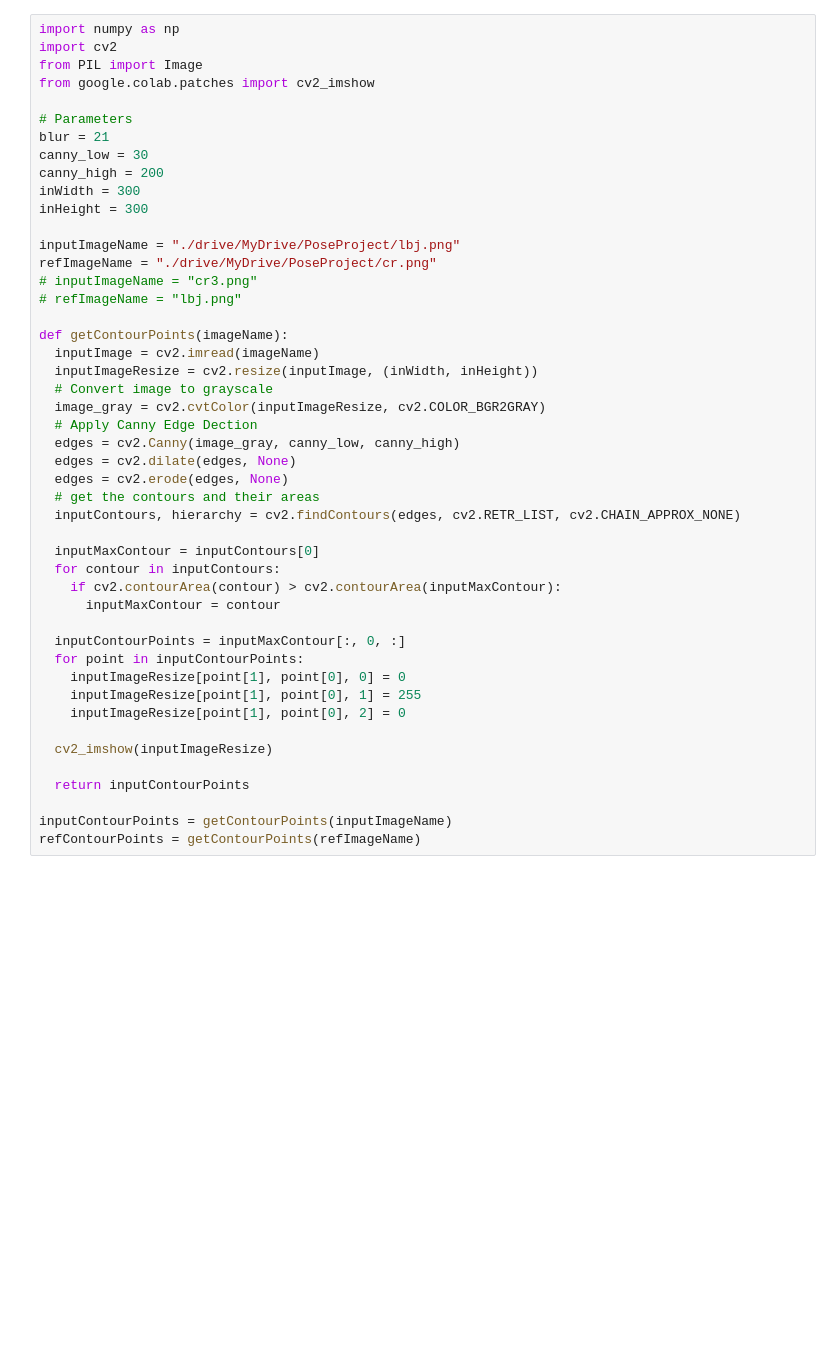
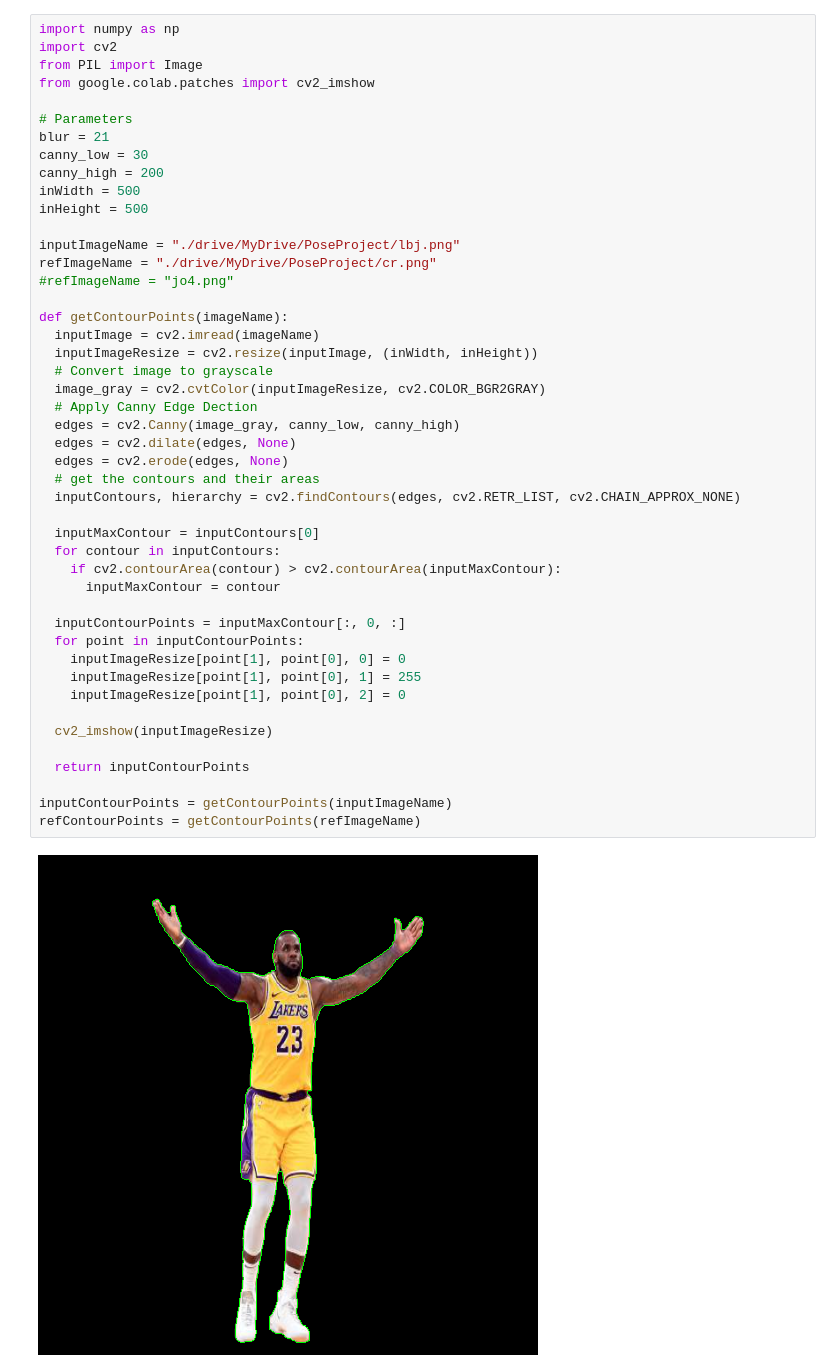
Before and after one commit to mifanbing/ChangePose, a Jupyter notebook: MakePose.ipynb, the cells around one changed output. Saved outputs shown, nothing was run; the diff lists cells and outputs as text; blank space fills up the shorter version.

```diff
--- a/MakePose.ipynb
+++ b/MakePose.ipynb
@@ -8,40 +8,41 @@ from google.colab.patches import cv2_imshow
 blur = 21
 canny_low = 30
 canny_high = 200
-inWidth = 300
-inHeight = 300
+inWidth = 500
+inHeight = 500
 
 inputImageName = "./drive/MyDrive/PoseProject/lbj.png"
 refImageName = "./drive/MyDrive/PoseProject/cr.png"
-# inputImageName = "cr3.png"
-# refImageName = "lbj.png"
+#refImageName = "jo4.png"
 
 def getContourPoints(imageName):
   inputImage = cv2.imread(imageName)
   inputImageResize = cv2.resize(inputImage, (inWidth, inHeight))
   # Convert image to grayscale
   image_gray = cv2.cvtColor(inputImageResize, cv2.COLOR_BGR2GRAY)
   # Apply Canny Edge Dection
   edges = cv2.Canny(image_gray, canny_low, canny_high)
   edges = cv2.dilate(edges, None)
   edges = cv2.erode(edges, None)
   # get the contours and their areas
   inputContours, hierarchy = cv2.findContours(edges, cv2.RETR_LIST, cv2.CHAIN_APPROX_NONE)
 
   inputMaxContour = inputContours[0]
   for contour in inputContours:
     if cv2.contourArea(contour) > cv2.contourArea(inputMaxContour):
       inputMaxContour = contour
 
   inputContourPoints = inputMaxContour[:, 0, :]
   for point in inputContourPoints:
     inputImageResize[point[1], point[0], 0] = 0
     inputImageResize[point[1], point[0], 1] = 255
     inputImageResize[point[1], point[0], 2] = 0
 
   cv2_imshow(inputImageResize)
 
   return inputContourPoints
 
 inputContourPoints = getContourPoints(inputImageName)
 refContourPoints = getContourPoints(refImageName)
+# %% [output]
+[figure, added]
```
Also changed, not shown: parts of 5 cells of this notebook, 1 other file.
